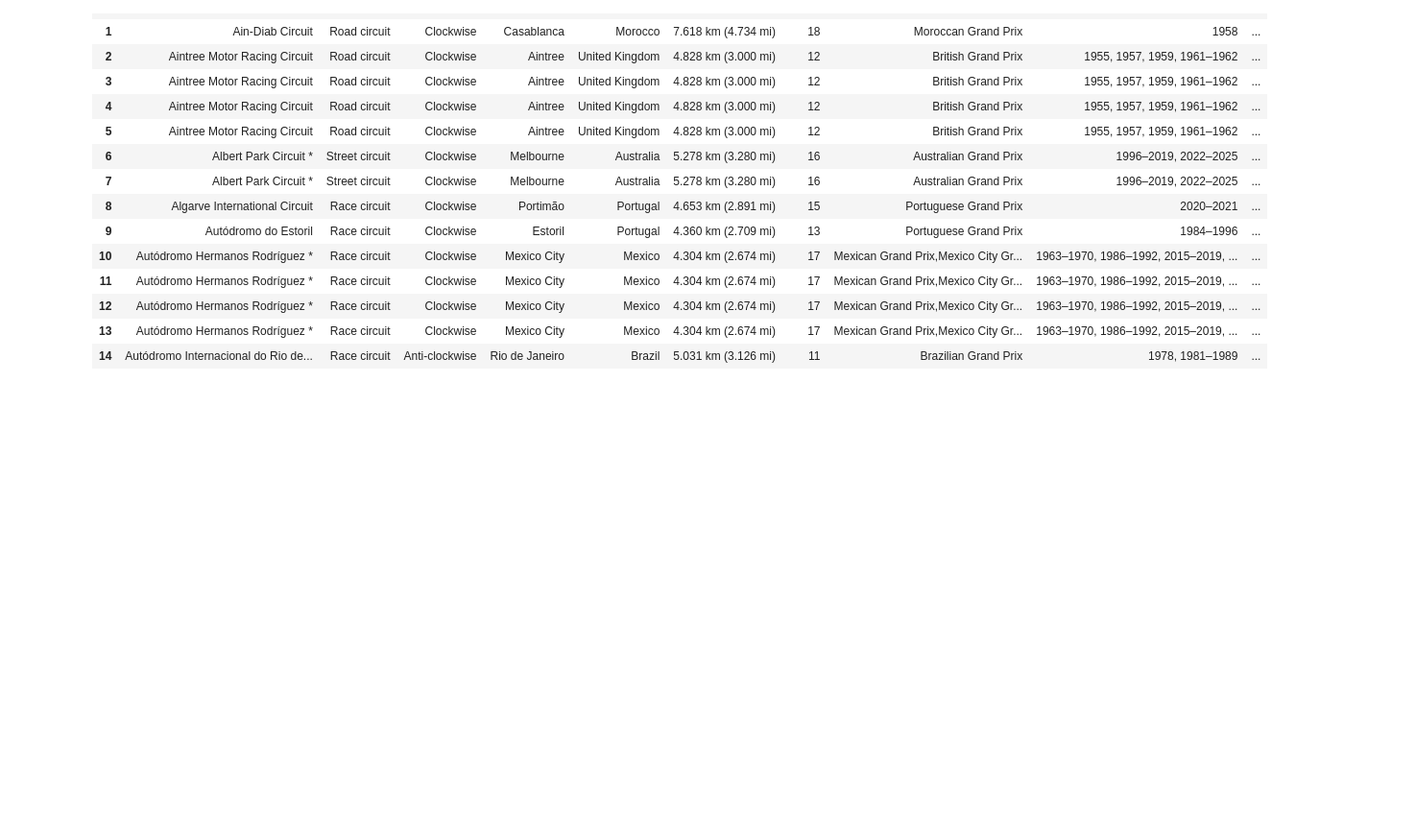
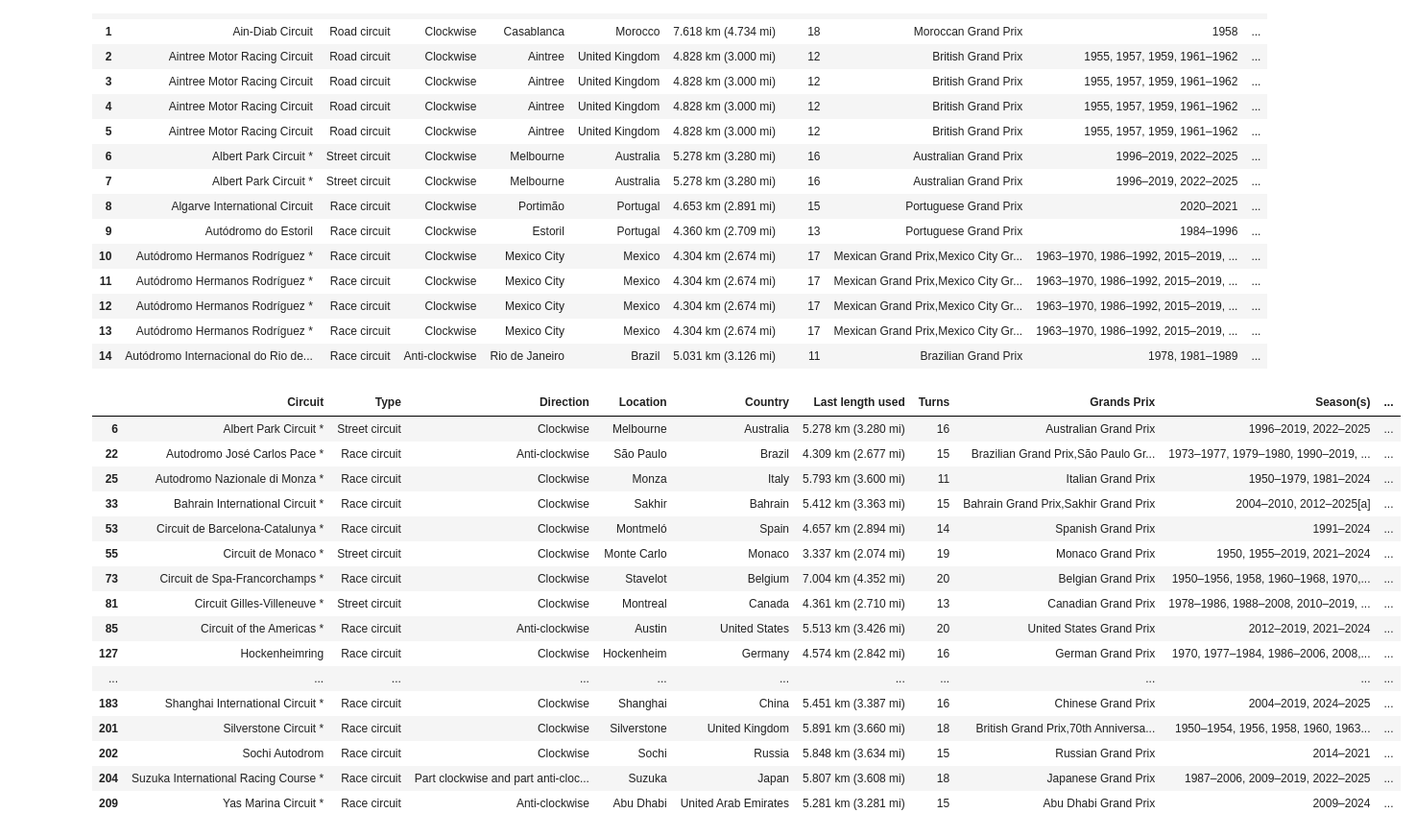
Before and after one commit to michalwietecki/f1-weather-dwh, a Jupyter notebook: circuts_wiki_scrape.ipynb, the cells around one changed output. Shown at 96% size. Saved outputs shown, nothing was run; the diff lists cells and outputs as text; code cells hidden in the pictures; blank space fills up the shorter version.

```diff
--- a/circuts_wiki_scrape.ipynb
+++ b/circuts_wiki_scrape.ipynb
@@ -202,3 +202,26 @@ scd2_df.head(15)
 | 12 | Autódromo Hermanos Rodríguez * | Race circuit | Clockwise | Mexico City | Mexico | 4.304 km (2.674 mi) | 17 | Mexican Grand Prix,Mexico City Gr... | 1963–1970, 1986–1992, 2015–2019, ... | ... |
 | 13 | Autódromo Hermanos Rodríguez * | Race circuit | Clockwise | Mexico City | Mexico | 4.304 km (2.674 mi) | 17 | Mexican Grand Prix,Mexico City Gr... | 1963–1970, 1986–1992, 2015–2019, ... | ... |
 | 14 | Autódromo Internacional do Rio de... | Race circuit | Anti-clockwise | Rio de Janeiro | Brazil | 5.031 km (3.126 mi) | 11 | Brazilian Grand Prix | 1978, 1981–1989 | ... |
+# %%
+scd2_df['from'] = scd2_df['from'].astype(int)
+scd2_df['to'] = scd2_df['to'].astype(int)
+# %%
+scd2_df[(scd2_df['from'] <= 2014) & (scd2_df['to'] >= 2014)]
+# %% [output]
+|  | Circuit | Type | Direction | Location | Country | Last length used | Turns | Grands Prix | Season(s) | ... |
+| 6 | Albert Park Circuit * | Street circuit | Clockwise | Melbourne | Australia | 5.278 km (3.280 mi) | 16 | Australian Grand Prix | 1996–2019, 2022–2025 | ... |
+| 22 | Autodromo José Carlos Pace * | Race circuit | Anti-clockwise | São Paulo | Brazil | 4.309 km (2.677 mi) | 15 | Brazilian Grand Prix,São Paulo Gr... | 1973–1977, 1979–1980, 1990–2019, ... | ... |
+| 25 | Autodromo Nazionale di Monza * | Race circuit | Clockwise | Monza | Italy | 5.793 km (3.600 mi) | 11 | Italian Grand Prix | 1950–1979, 1981–2024 | ... |
+| 33 | Bahrain International Circuit * | Race circuit | Clockwise | Sakhir | Bahrain | 5.412 km (3.363 mi) | 15 | Bahrain Grand Prix,Sakhir Grand Prix | 2004–2010, 2012–2025[a] | ... |
+| 53 | Circuit de Barcelona-Catalunya * | Race circuit | Clockwise | Montmeló | Spain | 4.657 km (2.894 mi) | 14 | Spanish Grand Prix | 1991–2024 | ... |
+| 55 | Circuit de Monaco * | Street circuit | Clockwise | Monte Carlo | Monaco | 3.337 km (2.074 mi) | 19 | Monaco Grand Prix | 1950, 1955–2019, 2021–2024 | ... |
+| 73 | Circuit de Spa-Francorchamps * | Race circuit | Clockwise | Stavelot | Belgium | 7.004 km (4.352 mi) | 20 | Belgian Grand Prix | 1950–1956, 1958, 1960–1968, 1970,... | ... |
+| 81 | Circuit Gilles-Villeneuve * | Street circuit | Clockwise | Montreal | Canada | 4.361 km (2.710 mi) | 13 | Canadian Grand Prix | 1978–1986, 1988–2008, 2010–2019, ... | ... |
+| 85 | Circuit of the Americas * | Race circuit | Anti-clockwise | Austin | United States | 5.513 km (3.426 mi) | 20 | United States Grand Prix | 2012–2019, 2021–2024 | ... |
+| 127 | Hockenheimring | Race circuit | Clockwise | Hockenheim | Germany | 4.574 km (2.842 mi) | 16 | German Grand Prix | 1970, 1977–1984, 1986–2006, 2008,... | ... |
+| ... | ... | ... | ... | ... | ... | ... | ... | ... | ... | ... |
+| 183 | Shanghai International Circuit * | Race circuit | Clockwise | Shanghai | China | 5.451 km (3.387 mi) | 16 | Chinese Grand Prix | 2004–2019, 2024–2025 | ... |
+| 201 | Silverstone Circuit * | Race circuit | Clockwise | Silverstone | United Kingdom | 5.891 km (3.660 mi) | 18 | British Grand Prix,70th Anniversa... | 1950–1954, 1956, 1958, 1960, 1963... | ... |
+| 202 | Sochi Autodrom | Race circuit | Clockwise | Sochi | Russia | 5.848 km (3.634 mi) | 15 | Russian Grand Prix | 2014–2021 | ... |
+| 204 | Suzuka International Racing Course * | Race circuit | Part clockwise and part anti-cloc... | Suzuka | Japan | 5.807 km (3.608 mi) | 18 | Japanese Grand Prix | 1987–2006, 2009–2019, 2022–2025 | ... |
+| 209 | Yas Marina Circuit * | Race circuit | Anti-clockwise | Abu Dhabi | United Arab Emirates | 5.281 km (3.281 mi) | 15 | Abu Dhabi Grand Prix | 2009–2024 | ... |
```
Also changed, not shown: parts of 1 cell of this notebook, 1 other file.
